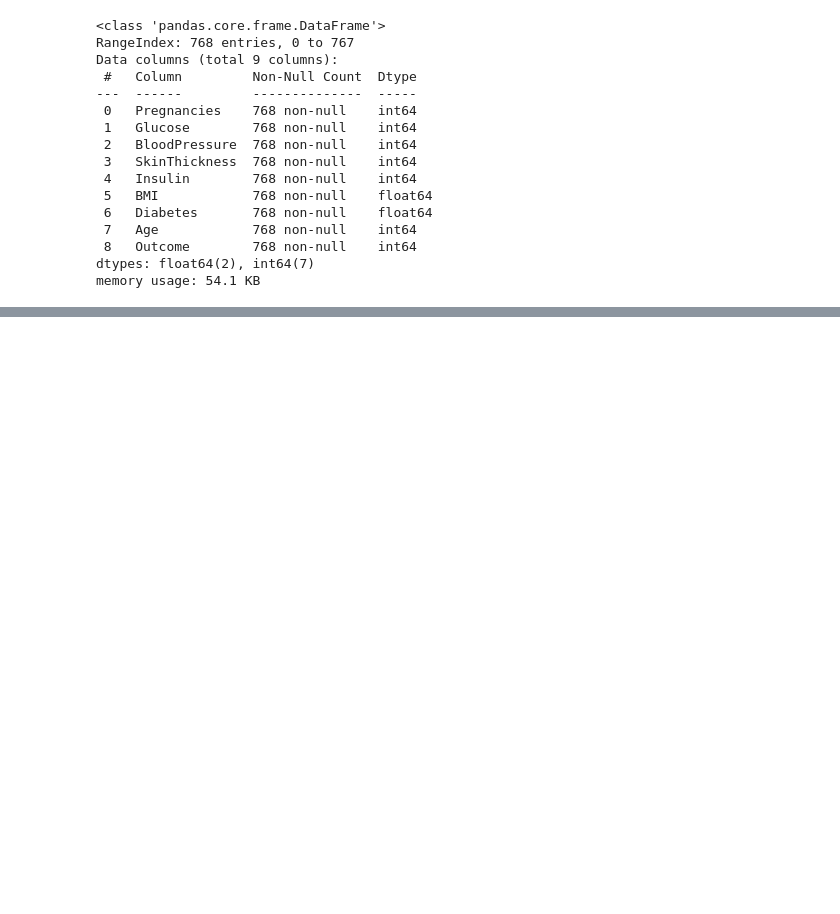
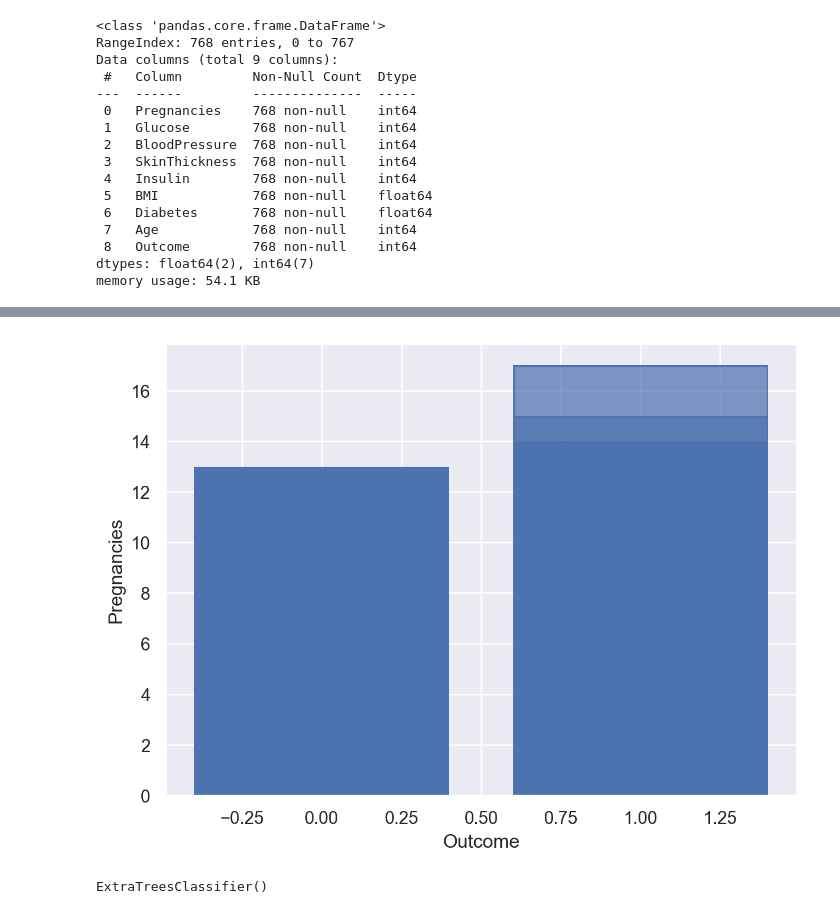
Before and after one commit to LANSPRESADO123/Artificial-Intelligence, a Jupyter notebook: Deep Learning/ann.ipynb, the cells around one changed output, grey strips where cells are left out. Cells and saved outputs as stored; diff of their text form; code cells hidden in the pictures; blank space fills up the shorter version.

```diff
--- a/Deep Learning/ann.ipynb
+++ b/Deep Learning/ann.ipynb
@@ -71,0 +124,5 @@ memory usage: 54.1 KB
+# %%
+import seaborn.objects as so
+so.Plot(pima["Outcome"], pima["Pregnancies"]).add(so.Bar())
+# %% [output]
+[figure, added]
@@ -71,0 +132,6 @@ memory usage: 54.1 KB
+# %%
+from sklearn.ensemble import ExtraTreesClassifier
+model=ExtraTreesClassifier()
+model.fit(x,y)
+# %% [output]
+ExtraTreesClassifier()
```
Also changed, not shown: parts of 18 cells of this notebook, 22 other files.
